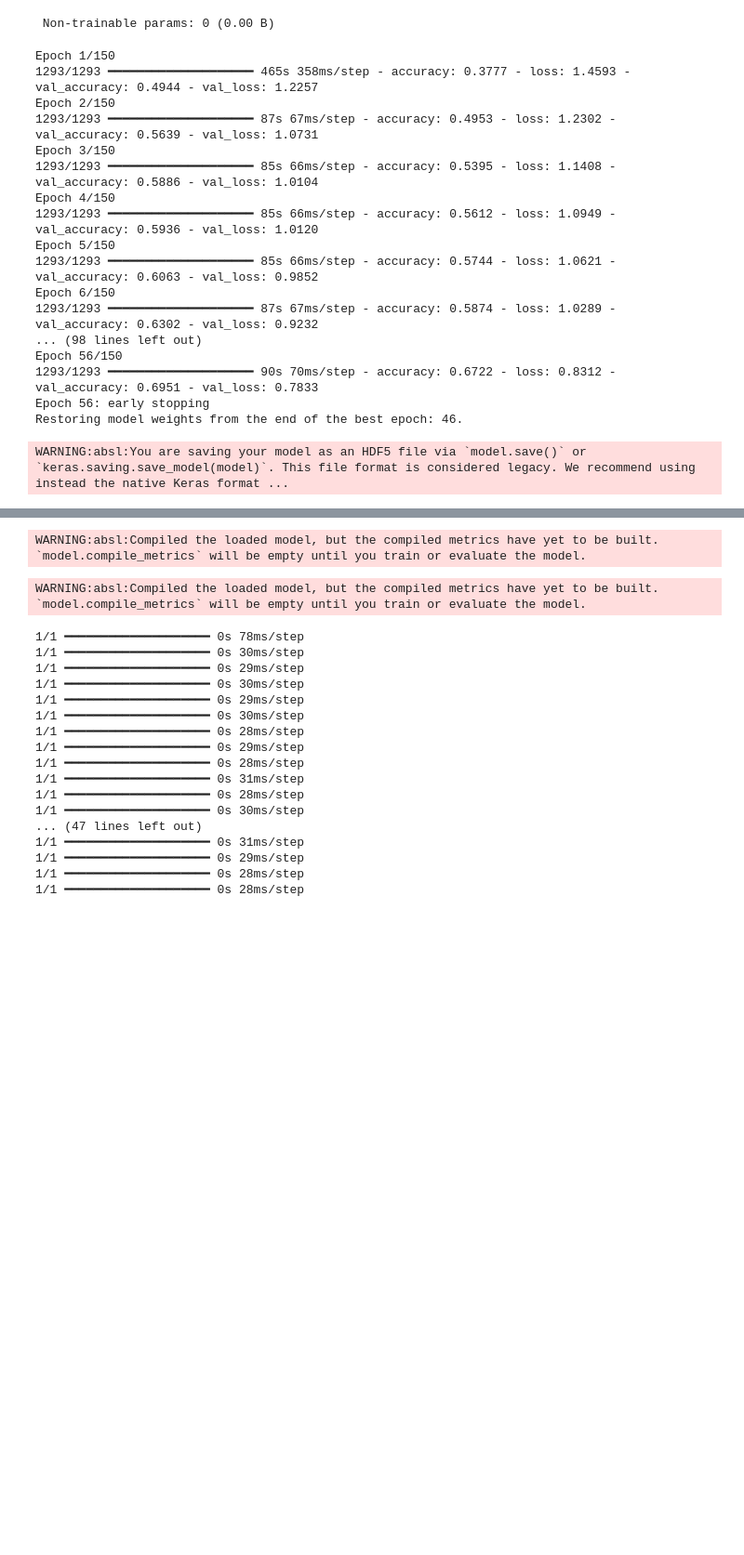
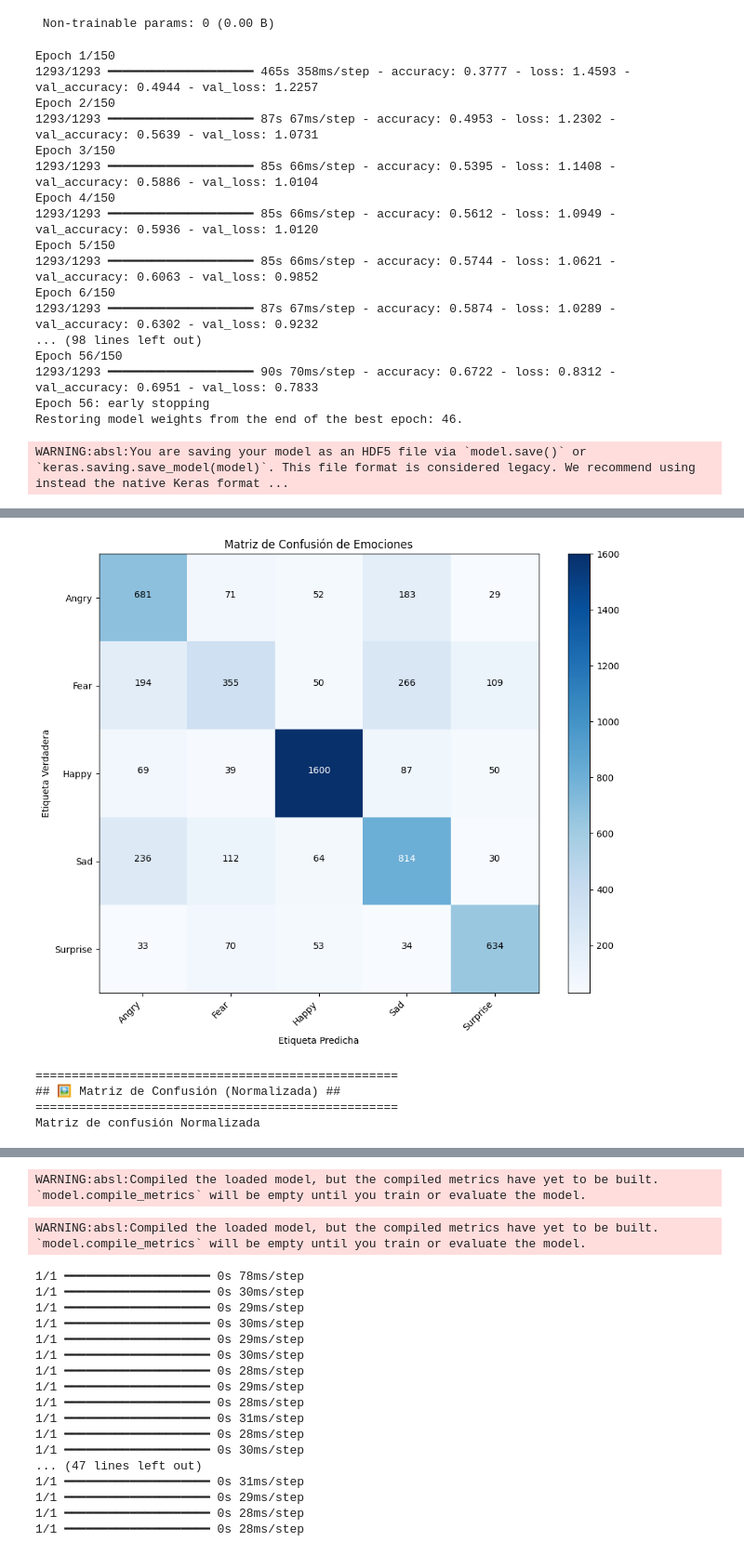
Before and after one commit to EduardoGainzaKoller/VC_P5, a Jupyter notebook: VC_P5_EGK.ipynb, the cells around one changed output, grey strips where cells are left out. Shown at 93% size. Cells and saved outputs as stored; diff of their text form; code cells hidden in the pictures; blank space fills up the shorter version.

Commit message:
Confusion Matrix added

```diff
--- a/VC_P5_EGK.ipynb
+++ b/VC_P5_EGK.ipynb
@@ -151,0 +184,69 @@ WARNING:absl:You are saving your model as an HDF5 file via `model.save()` or `ke
+# %%
+# --- 3. Generar Predicciones ---
+Y_pred = loaded_model.predict(test_generator)
+
+
+y_pred_classes = np.argmax(Y_pred, axis=1)
+
+
+y_true = test_generator.classes
+
+
+class_names = list(test_generator.class_indices.keys())
+
+
+
+print("\n" + "="*50)
+print("## 📋 Reporte de Clasificación en el Conjunto de Prueba ##")
+print("="*50)
+print(classification_report(y_true, y_pred_classes, target_names=class_names))
+
+
+
+cm = confusion_matrix(y_true, y_pred_classes)
+
+
+
+def plot_confusion_matrix(cm, classes, normalize=False, title='Matriz de Confusión', cmap=plt.cm.Blues):
+    """
+    Función que imprime y plotea la matriz de confusión.
+    """
+    if normalize:
+        cm = cm.astype('float') / cm.sum(axis=1)[:, np.newaxis]
+        fmt = '.2f'
+        print("Matriz de confusión Normalizada")
+    else:
+        fmt = 'd'
+        print('Matriz de confusión sin Normalizar')
+
+    plt.figure(figsize=(10, 8))
+    plt.imshow(cm, interpolation='nearest', cmap=cmap)
+    plt.title(title)
+    plt.colorbar()
+    tick_marks = np.arange(len(classes))
+    plt.xticks(tick_marks, classes, rotation=45, ha='right')
+    plt.yticks(tick_marks, classes)
+
+    thresh = cm.max() / 2.
+    for i, j in itertools.product(range(cm.shape[0]), range(cm.shape[1])):
+        plt.text(j, i, format(cm[i, j], fmt),
+                 horizontalalignment="center",
+                 color="white" if cm[i, j] > thresh else "black")
+
+    plt.ylabel('Etiqueta Verdadera')
+    plt.xlabel('Etiqueta Predicha')
+    plt.tight_layout()
+    plt.show()
+
+
+
+print("\n" + "="*50)
+print("## 🖼️ Matriz de Confusión (Sin normalizar) ##")
+print("="*50)
+plot_confusion_matrix(cm, classes=class_names, title='Matriz de Confusión de Emociones', normalize=False)
+
+print("\n" + "="*50)
+print("## 🖼️ Matriz de Confusión (Normalizada) ##")
+print("="*50)
+plot_confusion_matrix(cm, classes=class_names, title='Matriz de Confusión de Emociones (Normalizada)', normalize=True)
+# %% [output]
@@ -151,0 +270,5 @@ WARNING:absl:You are saving your model as an HDF5 file via `model.save()` or `ke
+[figure, added]
+==================================================
+## 🖼️ Matriz de Confusión (Normalizada) ##
+==================================================
+Matriz de confusión Normalizada
```
Also changed, not shown: parts of 4 cells of this notebook.
